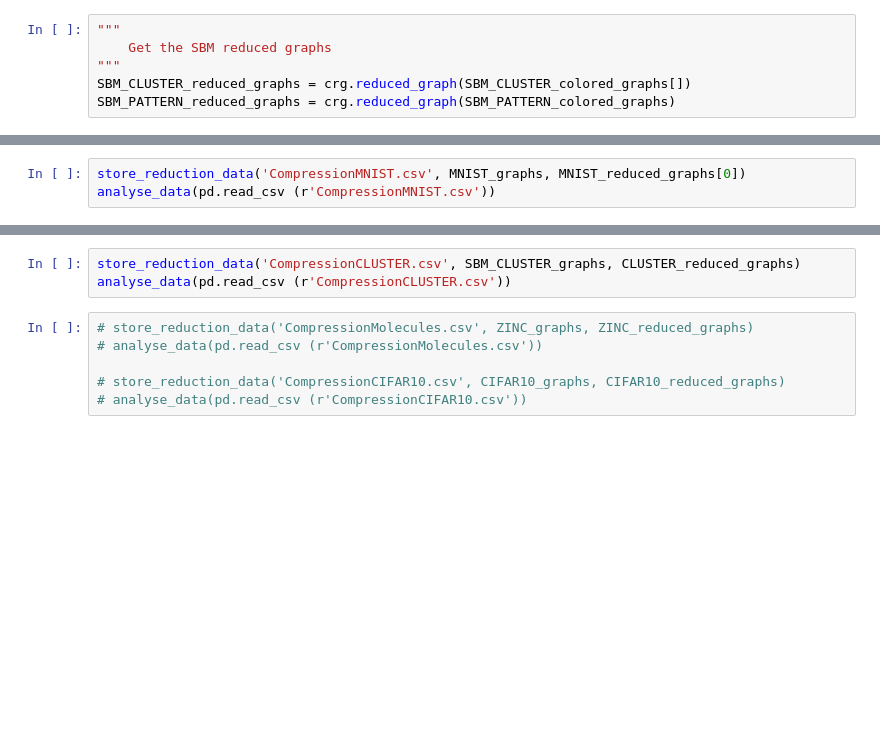
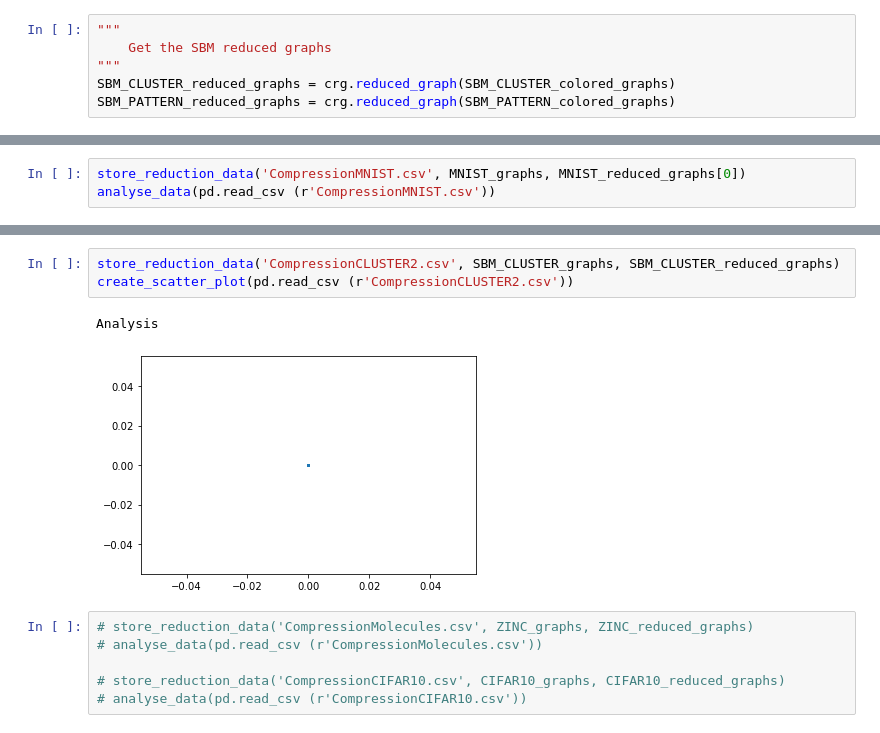
Before and after one commit to KadjelRamkisoen/ResearchProject1, a Jupyter notebook: WLColorRefinement/Testing WL-ColorRefinement.ipynb, the cells around one changed output, grey strips where cells are left out. Drawn from its saved outputs; the diff is of its cells as text; blank space fills up the shorter version.

```diff
--- a/WLColorRefinement/Testing WL-ColorRefinement.ipynb
+++ b/WLColorRefinement/Testing WL-ColorRefinement.ipynb
@@ -205,7 +214,7 @@ for graph in SBM_PATTERN_graphs.train:
 """
     Get the SBM reduced graphs
 """
-SBM_CLUSTER_reduced_graphs = crg.reduced_graph(SBM_CLUSTER_colored_graphs[])
+SBM_CLUSTER_reduced_graphs = crg.reduced_graph(SBM_CLUSTER_colored_graphs)
 SBM_PATTERN_reduced_graphs = crg.reduced_graph(SBM_PATTERN_colored_graphs)
 # %%
 """
@@ -358,6 +370,9 @@ analyse_data(pd.read_csv (r'CompressionPATTERN.csv'))
 # %%
-store_reduction_data('CompressionCLUSTER.csv', SBM_CLUSTER_graphs, CLUSTER_reduced_graphs)
-analyse_data(pd.read_csv (r'CompressionCLUSTER.csv'))
+store_reduction_data('CompressionCLUSTER2.csv', SBM_CLUSTER_graphs, SBM_CLUSTER_reduced_graphs)
+create_scatter_plot(pd.read_csv (r'CompressionCLUSTER2.csv'))
+# %% [output]
+Analysis
+[figure, added]
 # %%
 # store_reduction_data('CompressionMolecules.csv', ZINC_graphs, ZINC_reduced_graphs)
 # analyse_data(pd.read_csv (r'CompressionMolecules.csv'))
```
Also changed, not shown: parts of 3 cells of this notebook, 5 other files.
